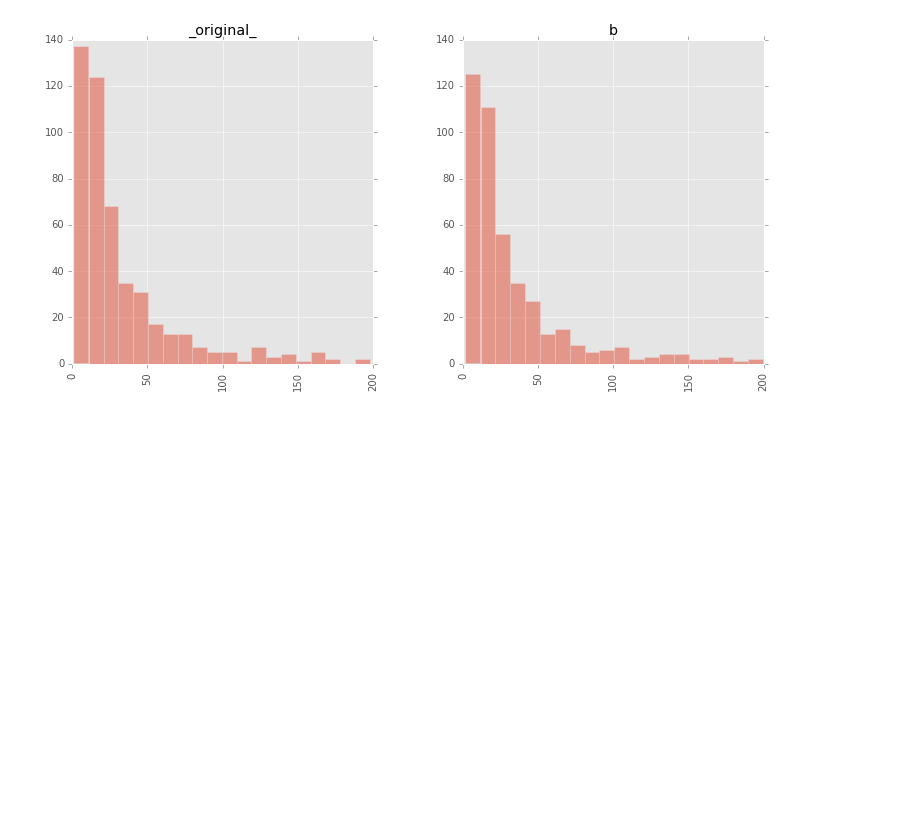
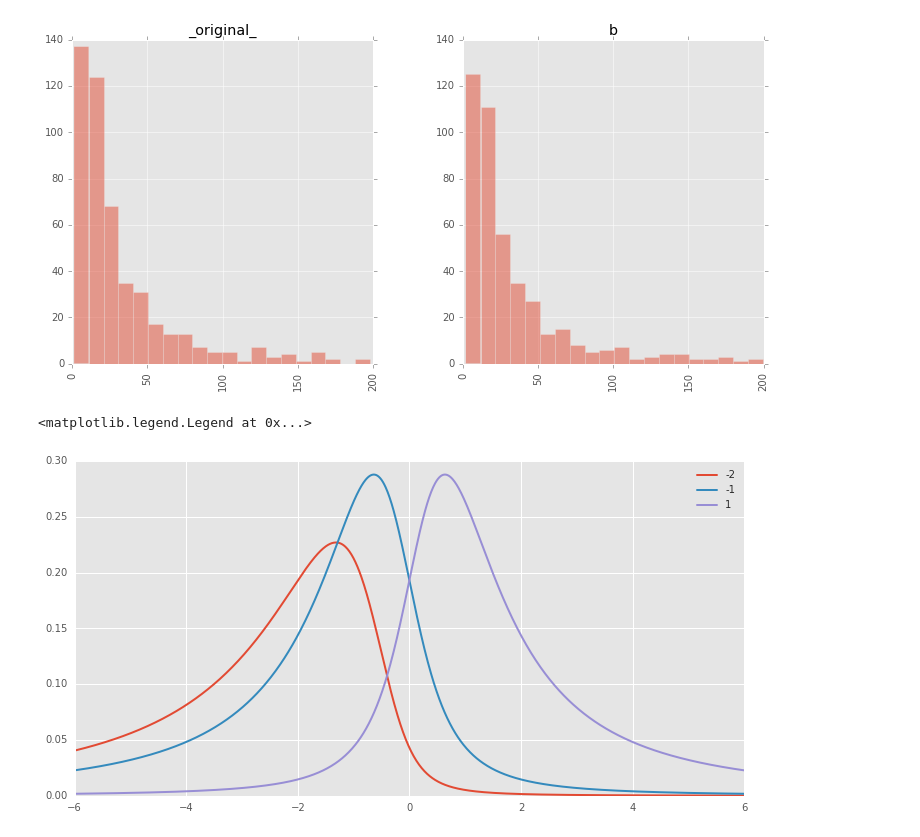
Before and after one commit to CanCeylan/data-analysis-projects, a Jupyter notebook: ab_testing_statistics/Commission Analysis.ipynb, the cells around one changed output. Drawn from its saved outputs; the diff is of its cells as text; code cells hidden in the pictures; blank space fills up the shorter version.

```diff
--- a/ab_testing_statistics/Commission Analysis.ipynb
+++ b/ab_testing_statistics/Commission Analysis.ipynb
@@ -1,11 +1,15 @@
 # %%
 import pandas as pd
 import numpy as np
+import scipy.stats as stats
 import matplotlib
 import matplotlib.pyplot as plt
 %matplotlib inline
 matplotlib.style.use('ggplot')
 from matplotlib import pyplot
+from pylab import rcParams
+rcParams['figure.figsize'] = 12, 6
+import seaborn as sns
 # %%
 df = pd.read_csv('commission.csv')
 df.head()
@@ -65,3 +69,15 @@ pyplot.hist(x, bins, alpha=0.5, label='x')
 pyplot.hist(y, bins, alpha=0.5, label='y')
 pyplot.legend(loc='upper right')
 pyplot.show()
+# %%
+x_fit = np.linspace(-6, 6, 1000)
+fig, ax = plt.subplots()
+t_vals = [1, 2, 100]
+sk_vals  = [-2, -1, 1]
+for t, sk in zip(t_vals, sk_vals):
+  pdf = stats.nct(1, sk, 0, 1).pdf(x_fit)
+  ax.plot(x_fit, pdf, linewidth=2)
+ax.legend(sk_vals)
+# %% [output]
+<matplotlib.legend.Legend at 0x...>
+[figure, added]
```
Also changed, not shown: parts of 3 cells of this notebook, 4 other files.
